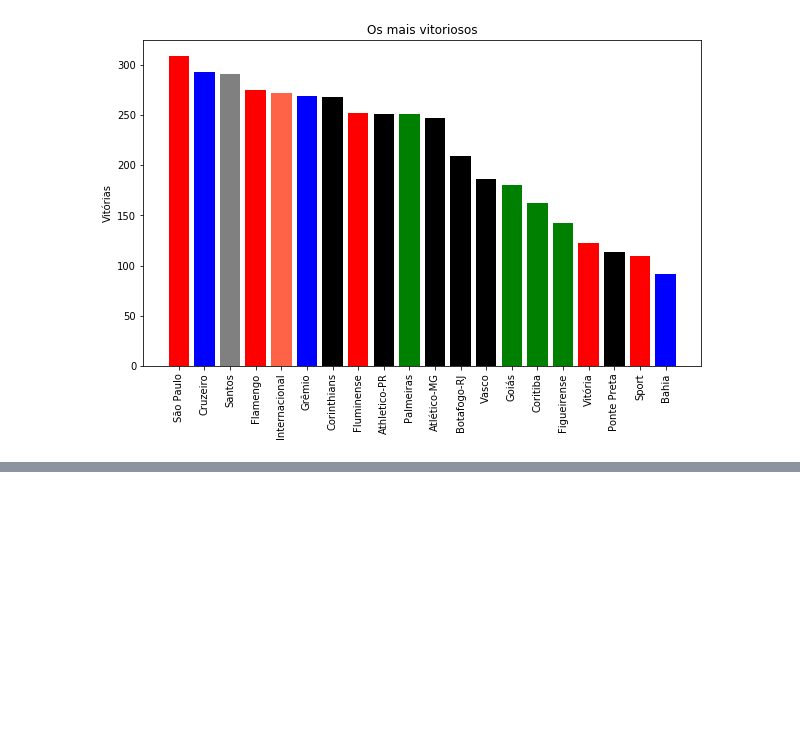
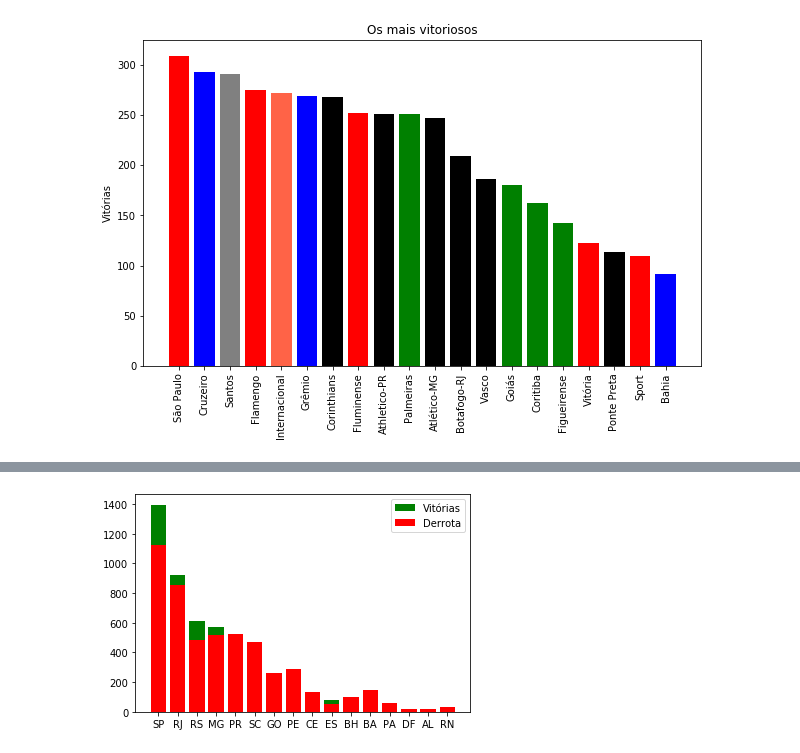
Before and after one commit to GuitosFritos/Campeonato-brasileiro, a Jupyter notebook: Campeonato Brasileiro.ipynb, the cells around one changed output, grey strips where cells are left out. Cells and saved outputs as stored; diff of their text form; code cells hidden in the pictures; blank space fills up the shorter version.

```diff
--- a/Campeonato Brasileiro.ipynb
+++ b/Campeonato Brasileiro.ipynb
@@ -106,0 +179,16 @@ plt.xticks(rotation=90);
+# %%
+vencedores_dado=[0]*len(df['Estado_vencedor'].value_counts())
+for i in range(len(df['Estado_vencedor'].value_counts())):
+    vencedores_dado[i]=df['Estado_vencedor'].value_counts()[i]
+
+vencedores_index=[0]*len(df['Estado_vencedor'].value_counts())
+for i in range(len(df['Estado_vencedor'].value_counts())):
+    vencedores_index[i]=df['Estado_vencedor'].value_counts().index[i]
+# %%
+vencedores_uf=pd.DataFrame(vencedores_index[1:],vencedores_dado[1:])
+vencedores_uf=vencedores_uf.sort_values(by=0)
+# %%
+perdedores_uf['Vitorias']=vencedores_uf.index
+perdedores_uf['Derrotas']=perdedores_uf.index
+perdedores_uf=perdedores_uf.set_index(0)
+perdedores_uf
@@ -106,0 +214,3 @@ plt.xticks(rotation=90);
+# %%
+jogos_uf=perdedores_uf.sort_values(['Vitorias'],ascending=False)
+jogos_uf
@@ -106,0 +236,6 @@ plt.xticks(rotation=90);
+# %%
+plt.bar(jogos_uf.index,jogos_uf['Vitorias'],color='green',label='Vitórias');
+plt.bar(jogos_uf.index,jogos_uf['Derrotas'],color='red',label='Derrota');
+plt.legend();
+# %% [output]
+[figure, added]
```
Also changed, not shown: parts of 11 cells of this notebook.
